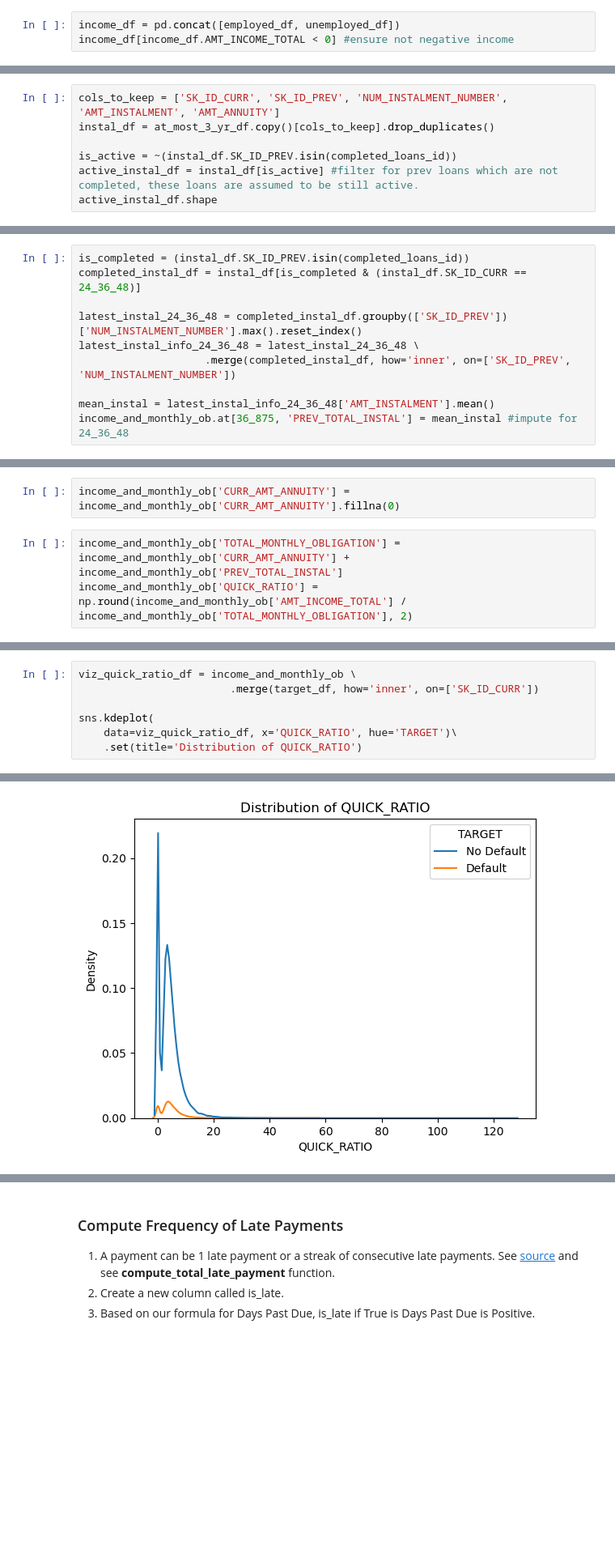
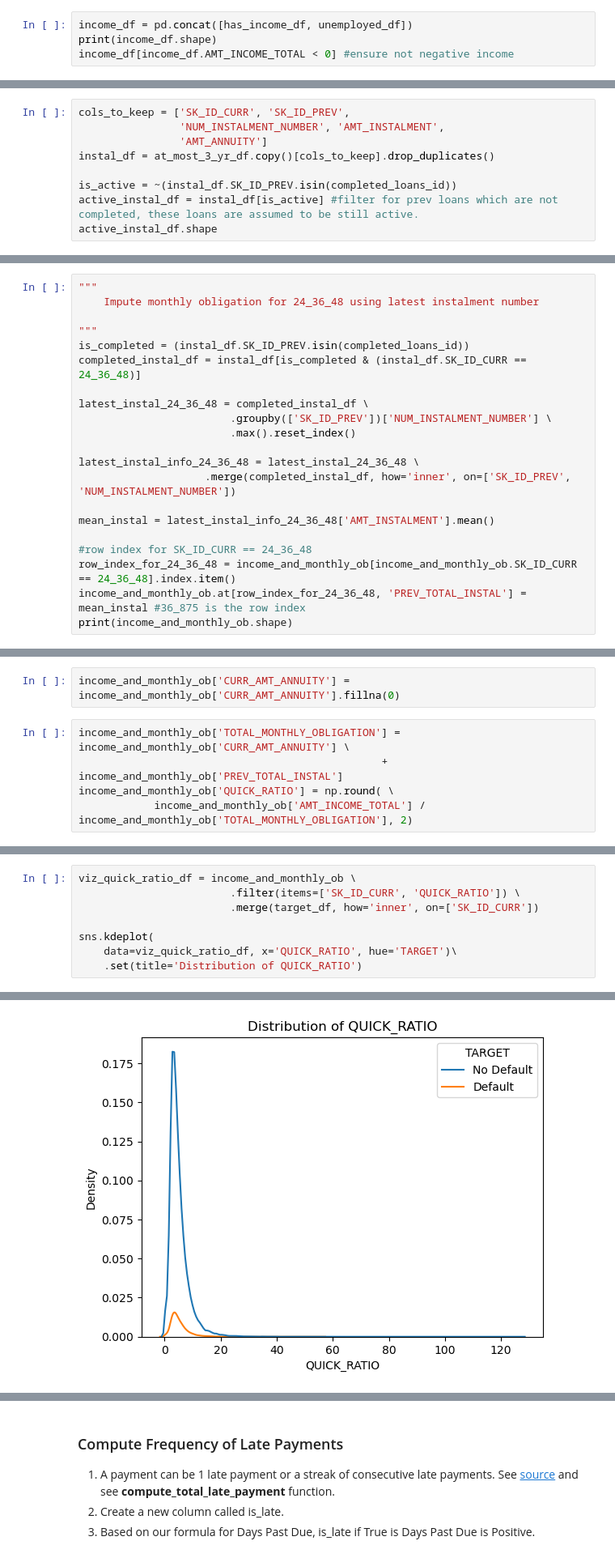
Before and after one commit to HoWeiChin/GA_Capstone, a Jupyter notebook: extracting-instalment-payment-features.ipynb, the cells around one changed output, grey strips where cells are left out. Shown: that part at 81% size. Saved outputs shown, nothing was run; the diff lists cells and outputs as text; blank space fills up the shorter version.

```diff
--- a/extracting-instalment-payment-features.ipynb
+++ b/extracting-instalment-payment-features.ipynb
@@ -326,4 +348,5 @@ employed_df.shape
 # %%
-income_df = pd.concat([employed_df, unemployed_df])
+income_df = pd.concat([has_income_df, unemployed_df])
+print(income_df.shape)
 income_df[income_df.AMT_INCOME_TOTAL < 0] #ensure not negative income
 # %% [output]
@@ -345,7 +370,9 @@ completed_loans = pos_cash_df[
                     .filter(items=['SK_ID_PREV', 'NAME_CONTRACT_STATUS'])
 completed_loans_id = completed_loans.SK_ID_PREV.unique()
 # %%
-cols_to_keep = ['SK_ID_CURR', 'SK_ID_PREV', 'NUM_INSTALMENT_NUMBER', 'AMT_INSTALMENT', 'AMT_ANNUITY']
+cols_to_keep = ['SK_ID_CURR', 'SK_ID_PREV',
+                'NUM_INSTALMENT_NUMBER', 'AMT_INSTALMENT',
+                'AMT_ANNUITY']
 instal_df = at_most_3_yr_df.copy()[cols_to_keep].drop_duplicates()
 
 is_active = ~(instal_df.SK_ID_PREV.isin(completed_loans_id))
@@ -415,12 +447,23 @@ target_df[target_df.SK_ID_CURR.isin([18_79_85, 24_36_48, 36_40_22, 37_71_74])] #
 | 1740375 | 364022 | No Default |
 | 1972825 | 377174 | No Default |
 # %%
+"""
+    Impute monthly obligation for 24_36_48 using latest instalment number
+
+"""
 is_completed = (instal_df.SK_ID_PREV.isin(completed_loans_id))
 completed_instal_df = instal_df[is_completed & (instal_df.SK_ID_CURR == 24_36_48)]
 
-latest_instal_24_36_48 = completed_instal_df.groupby(['SK_ID_PREV'])['NUM_INSTALMENT_NUMBER'].max().reset_index()
+latest_instal_24_36_48 = completed_instal_df \
+                        .groupby(['SK_ID_PREV'])['NUM_INSTALMENT_NUMBER'] \
+                        .max().reset_index()
+
 latest_instal_info_24_36_48 = latest_instal_24_36_48 \
                     .merge(completed_instal_df, how='inner', on=['SK_ID_PREV', 'NUM_INSTALMENT_NUMBER'])
 
 mean_instal = latest_instal_info_24_36_48['AMT_INSTALMENT'].mean()
-income_and_monthly_ob.at[36_875, 'PREV_TOTAL_INSTAL'] = mean_instal #impute for 24_36_48
+
+#row index for SK_ID_CURR == 24_36_48
+row_index_for_24_36_48 = income_and_monthly_ob[income_and_monthly_ob.SK_ID_CURR == 24_36_48].index.item()
+income_and_monthly_ob.at[row_index_for_24_36_48, 'PREV_TOTAL_INSTAL'] = mean_instal #36_875 is the row index
+print(income_and_monthly_ob.shape)
@@ -427,6 +476,8 @@ income_and_monthly_ob.at[36_875, 'PREV_TOTAL_INSTAL'] = mean_instal #impute for
 # %%
 income_and_monthly_ob['CURR_AMT_ANNUITY'] = income_and_monthly_ob['CURR_AMT_ANNUITY'].fillna(0)
 # %%
-income_and_monthly_ob['TOTAL_MONTHLY_OBLIGATION'] = income_and_monthly_ob['CURR_AMT_ANNUITY'] + income_and_monthly_ob['PREV_TOTAL_INSTAL']
-income_and_monthly_ob['QUICK_RATIO'] = np.round(income_and_monthly_ob['AMT_INCOME_TOTAL'] / income_and_monthly_ob['TOTAL_MONTHLY_OBLIGATION'], 2)
+income_and_monthly_ob['TOTAL_MONTHLY_OBLIGATION'] = income_and_monthly_ob['CURR_AMT_ANNUITY'] \
+                                                + income_and_monthly_ob['PREV_TOTAL_INSTAL']
+income_and_monthly_ob['QUICK_RATIO'] = np.round( \
+            income_and_monthly_ob['AMT_INCOME_TOTAL'] / income_and_monthly_ob['TOTAL_MONTHLY_OBLIGATION'], 2)
 # %%
@@ -435,14 +487,15 @@ set(income_and_monthly_ob.SK_ID_CURR.unique()) == set(at_most_3_yr_df.SK_ID_CURR
 True
 # %%
 viz_quick_ratio_df = income_and_monthly_ob \
+                        .filter(items=['SK_ID_CURR', 'QUICK_RATIO']) \
                         .merge(target_df, how='inner', on=['SK_ID_CURR'])
 
 sns.kdeplot(
     data=viz_quick_ratio_df, x='QUICK_RATIO', hue='TARGET')\
     .set(title='Distribution of QUICK_RATIO')
 # %% [output]
 [Text(0.5, 1.0, 'Distribution of QUICK_RATIO')]
-[figure, old version]
+[figure, new version]
 # %%
 sns.boxplot(
     data=viz_quick_ratio_df, x='QUICK_RATIO', y='TARGET')\
```
Also changed, not shown: parts of 16 cells of this notebook.
